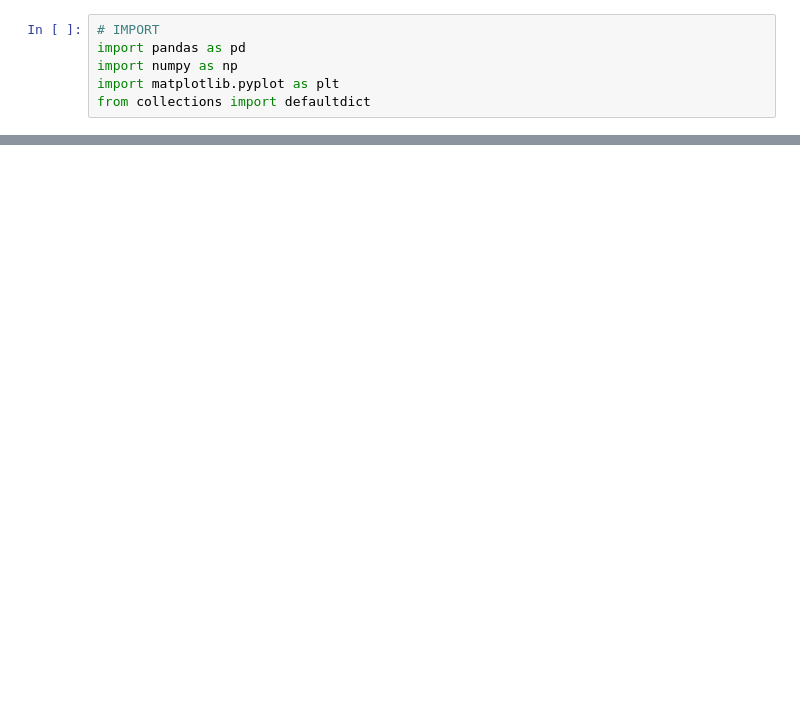
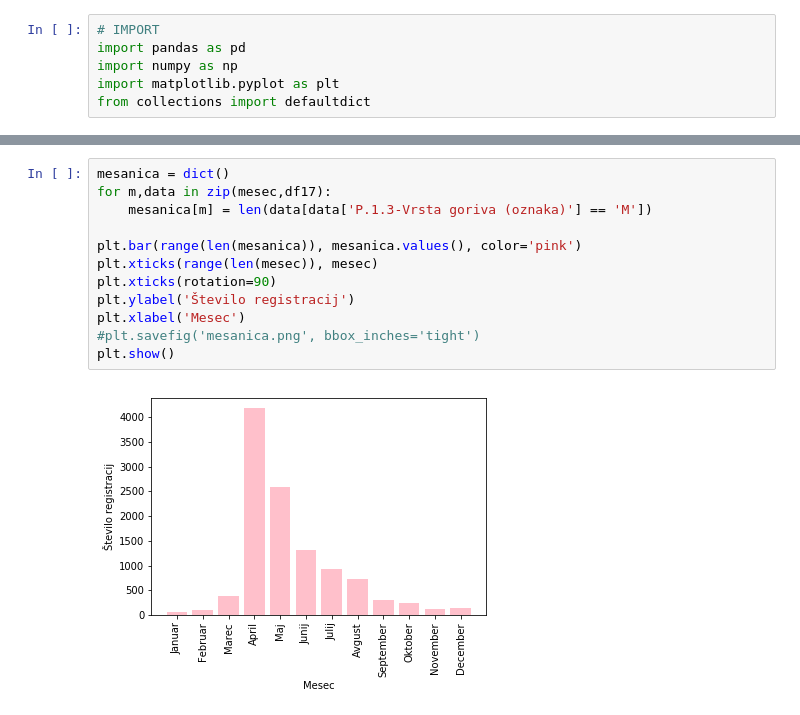
Before and after one commit to aljazglavac/PR18AGARLP, a Jupyter notebook: AG/n.ipynb, the cells around one changed output, grey strips where cells are left out. Cells and saved outputs as stored; diff of their text form; blank space fills up the shorter version.

```diff
--- a/AG/n.ipynb
+++ b/AG/n.ipynb
@@ -86,0 +88,14 @@ Najbolj popularne leta 2016
+# %%
+mesanica = dict()
+for m,data in zip(mesec,df17):
+    mesanica[m] = len(data[data['P.1.3-Vrsta goriva (oznaka)'] == 'M'])
+
+plt.bar(range(len(mesanica)), mesanica.values(), color='pink')
+plt.xticks(range(len(mesec)), mesec)
+plt.xticks(rotation=90)
+plt.ylabel('Število registracij')
+plt.xlabel('Mesec')
+#plt.savefig('mesanica.png', bbox_inches='tight')
+plt.show()
+# %% [output]
+[figure, added]
```
Also changed, not shown: parts of 13 cells of this notebook.
